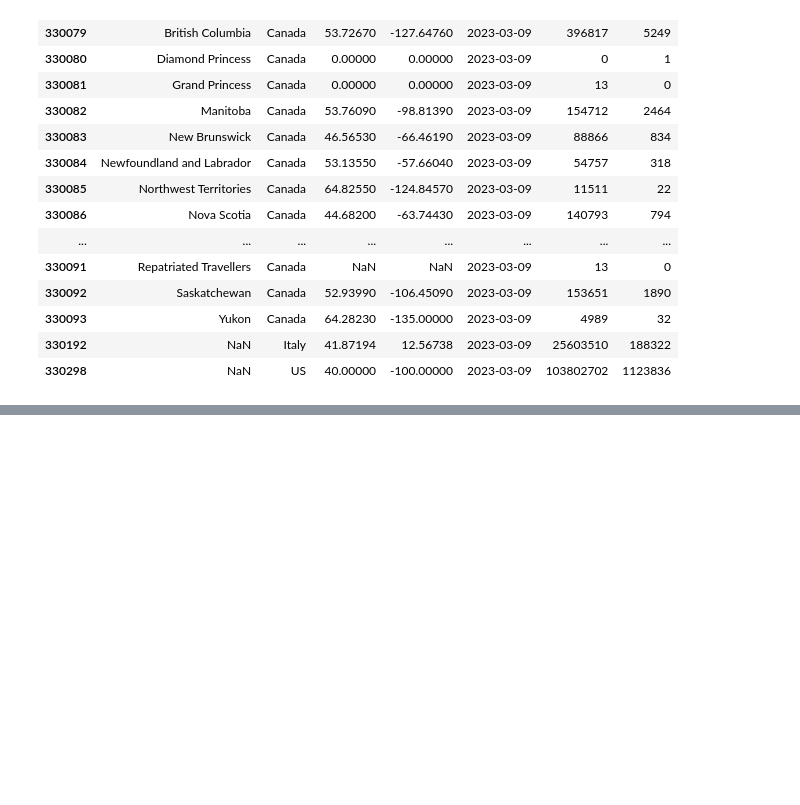
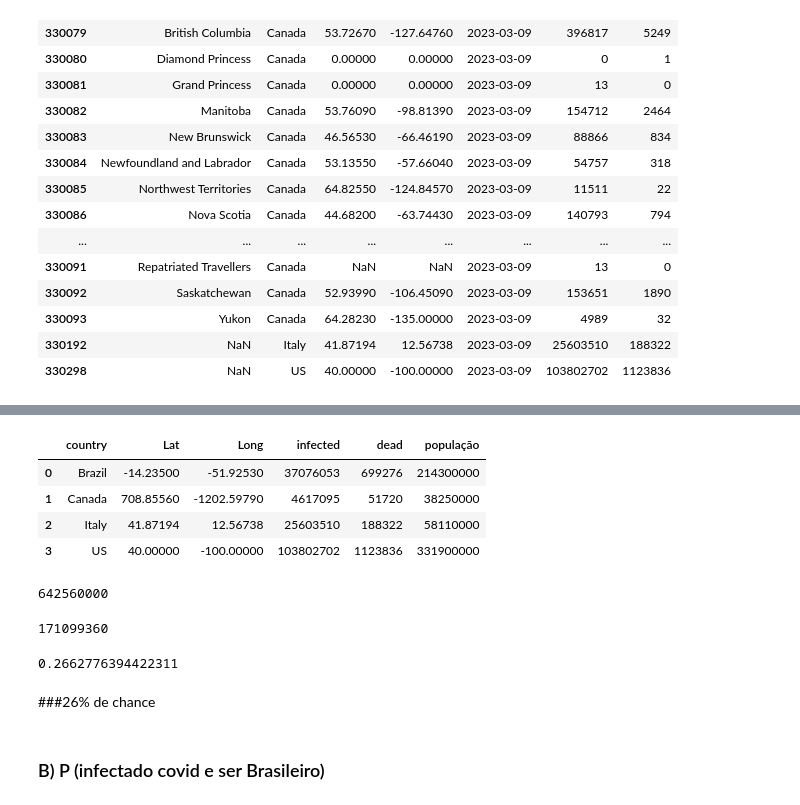
Before and after one commit to Yanndantas/Chechpoint_Geral_Oficial_Real, a Jupyter notebook: codigo_checkpoint2.ipynb, the cells around one changed output, grey strips where cells are left out. Saved outputs shown, nothing was run; the diff lists cells and outputs as text; code cells hidden in the pictures; blank space fills up the shorter version.

```diff
--- a/codigo_checkpoint2.ipynb
+++ b/codigo_checkpoint2.ipynb
@@ -375,0 +375,27 @@ dados_filtrados3
+# %%
+dados_4['população'] = dados_4['população'].astype(int)
+dados_4
+# %% [output]
+|  | country | Lat | Long | infected | dead | população |
+| 0 | Brazil | -14.23500 | -51.92530 | 37076053 | 699276 | 214300000 |
+| 1 | Canada | 708.85560 | -1202.59790 | 4617095 | 51720 | 38250000 |
+| 2 | Italy | 41.87194 | 12.56738 | 25603510 | 188322 | 58110000 |
+| 3 | US | 40.00000 | -100.00000 | 103802702 | 1123836 | 331900000 |
+# %%
+populacao_total = dados_4['população'].sum()
+populacao_total
+# %% [output]
+642560000
+# %%
+infectados_total = dados_4['infected'].sum()
+infectados_total
+# %% [output]
+171099360
+# %%
+infectados_total / populacao_total
+# %% [output]
+0.2662776394422311
+# %% [markdown]
+###26% de chance
+# %% [markdown]
+### B) P (infectado covid e ser Brasileiro)
```
Also changed, not shown: parts of 20 cells of this notebook.
